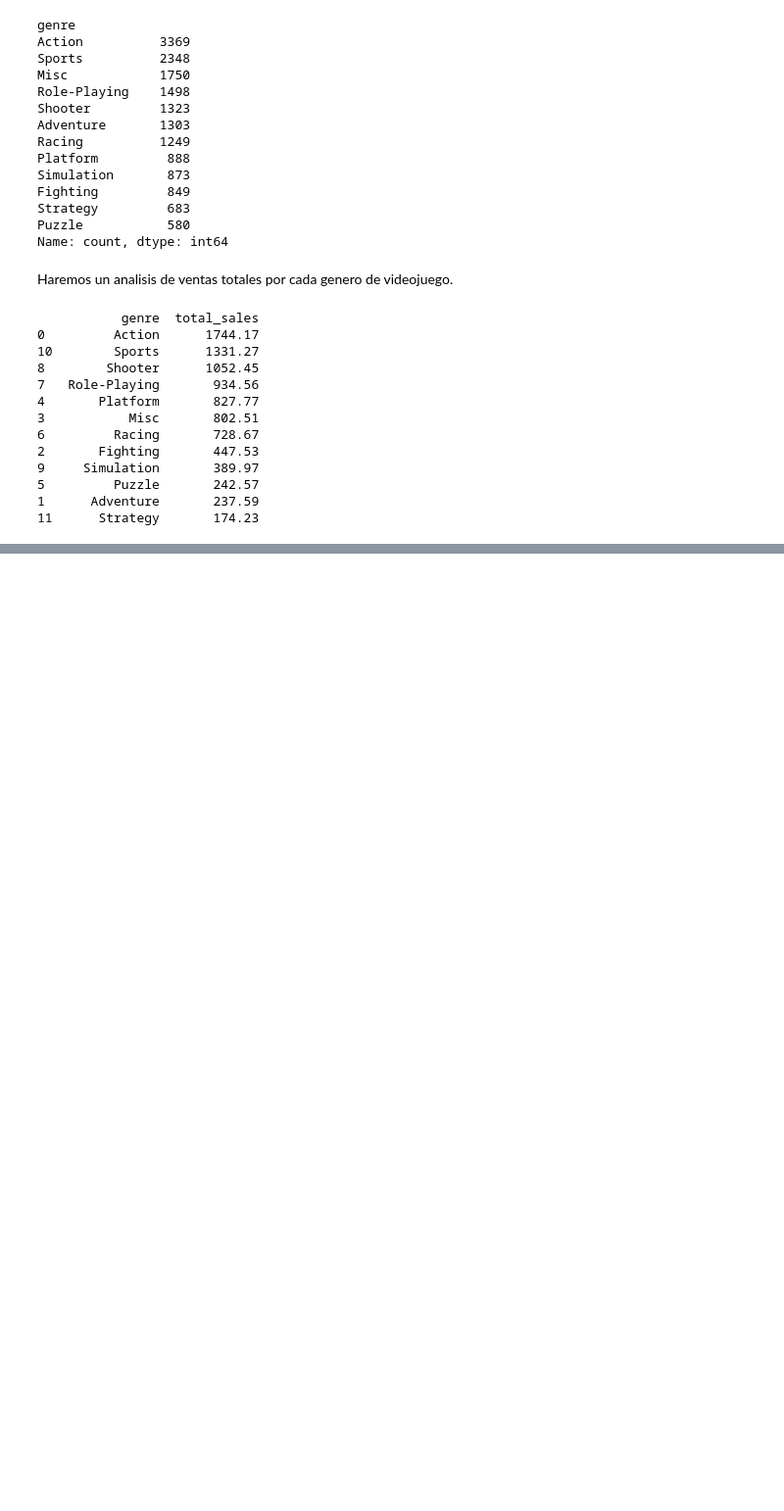
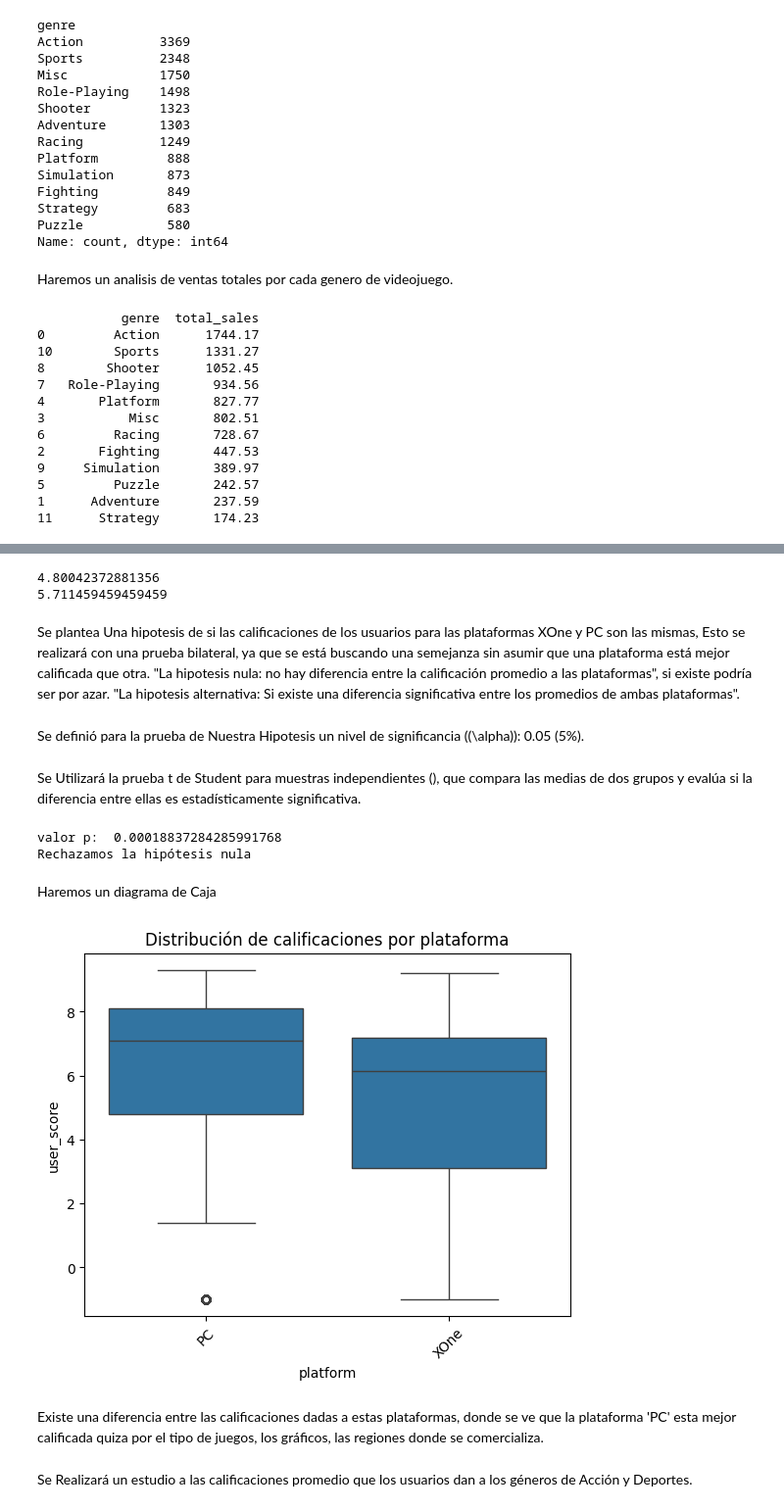
Before and after one commit to Rom5262/juegos-video, a Jupyter notebook: juego.ipynb, the cells around one changed output, grey strips where cells are left out. Shown at 98% size. Saved outputs shown, nothing was run; the diff lists cells and outputs as text; code cells hidden in the pictures; blank space fills up the shorter version.

```diff
--- a/juego.ipynb
+++ b/juego.ipynb
@@ -410,0 +456,48 @@ print(genre_sales)
+# %%
+df_filtered = df[df['user_score'] != 'tbd'].copy()
+df_filtered = df_filtered.dropna(subset=['user_score'])
+df_filtered['user_score'] = pd.to_numeric(df_filtered['user_score'], errors='coerce')
+
+x_one = df_filtered[df_filtered['platform'].isin(['XOne'])]['user_score'].astype(float).mean()
+pc = df_filtered[df_filtered['platform'].isin(['PC'])]['user_score'].astype(float).mean()
+print(x_one)
+print(pc)
+# %% [output]
+4.80042372881356
+5.711459459459459
+# %% [markdown]
+Se plantea Una hipotesis de si las calificaciones de los usuarios para las plataformas XOne y PC son las mismas, Esto se realizará con una prueba bilateral, ya que se está buscando una semejanza sin asumir que una plataforma está mejor calificada que otra. "La hipotesis nula: no hay diferencia entre la calificación promedio a las plataformas", si existe podría ser por azar.
+"La hipotesis alternativa: Si existe una diferencia significativa entre los promedios de ambas plataformas".
+# %% [markdown]
+Se definió para la prueba de Nuestra Hipotesis un nivel de significancia ((\alpha)): 0.05 (5%).
+# %% [markdown]
+Se Utilizará la prueba t de Student para muestras independientes (), que compara las medias de dos grupos y evalúa si la diferencia entre ellas es estadísticamente significativa.
+# %%
+x_one = df_filtered[df_filtered['platform'] == 'XOne']['user_score']
+pc = df_filtered[df_filtered['platform'] == 'PC']['user_score']
+
+alpha = 0.05
+results = st.ttest_ind(x_one, pc)
+
+print('valor p: ', results.pvalue)
+
+if results.pvalue < alpha:
+    print("Rechazamos la hipótesis nula")
+else:
+    print("No podemos rechazar la hipótesis nula")
+# %% [output]
+valor p:  0.00018837284285991768
+Rechazamos la hipótesis nula
+# %% [markdown]
+Haremos un diagrama de Caja
+# %%
+sns.boxplot(x=df_filtered['platform'], y=df_filtered['user_score'], order=['PC','XOne'])
+plt.xticks(rotation=45)
+plt.title("Distribución de calificaciones por plataforma")
+plt.show()
+# %% [output]
+[figure, added]
+# %% [markdown]
+Existe una diferencia entre las calificaciones dadas a estas plataformas, donde se ve que la plataforma 'PC' esta mejor calificada quiza por el tipo de juegos, los gráficos, las regiones donde se comercializa.
+# %% [markdown]
+Se Realizará un estudio a las calificaciones promedio que los usuarios dan a los géneros de Acción y Deportes.
```
Also changed, not shown: parts of 16 cells of this notebook.
